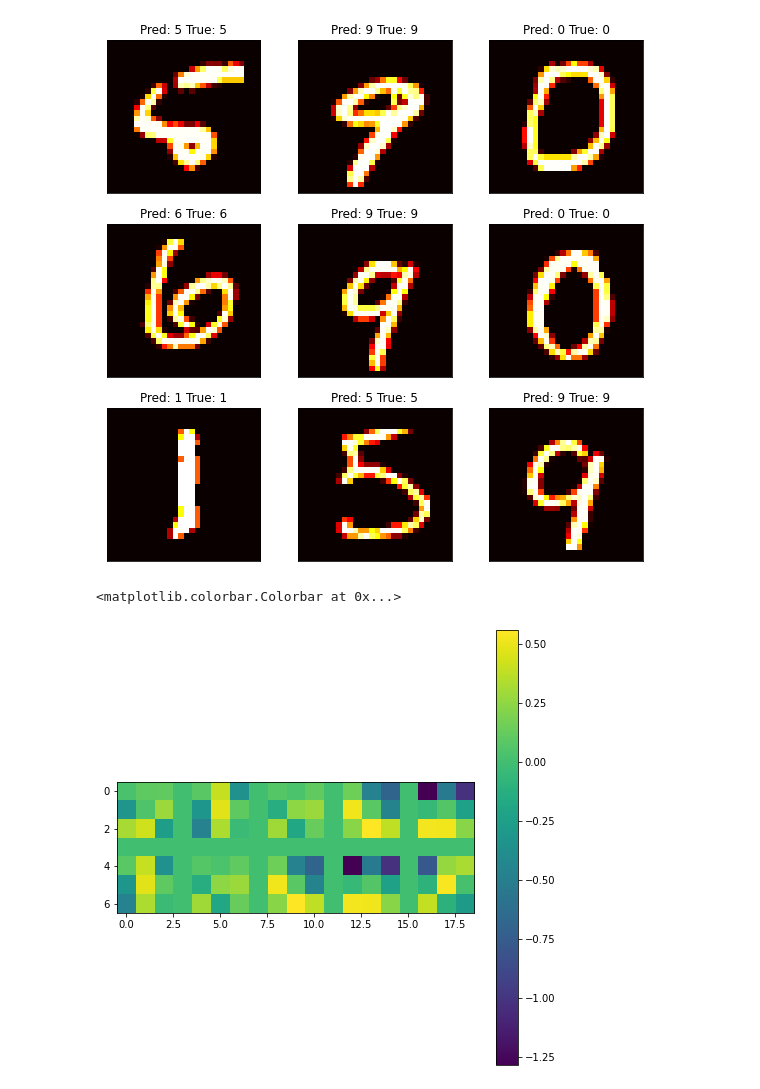
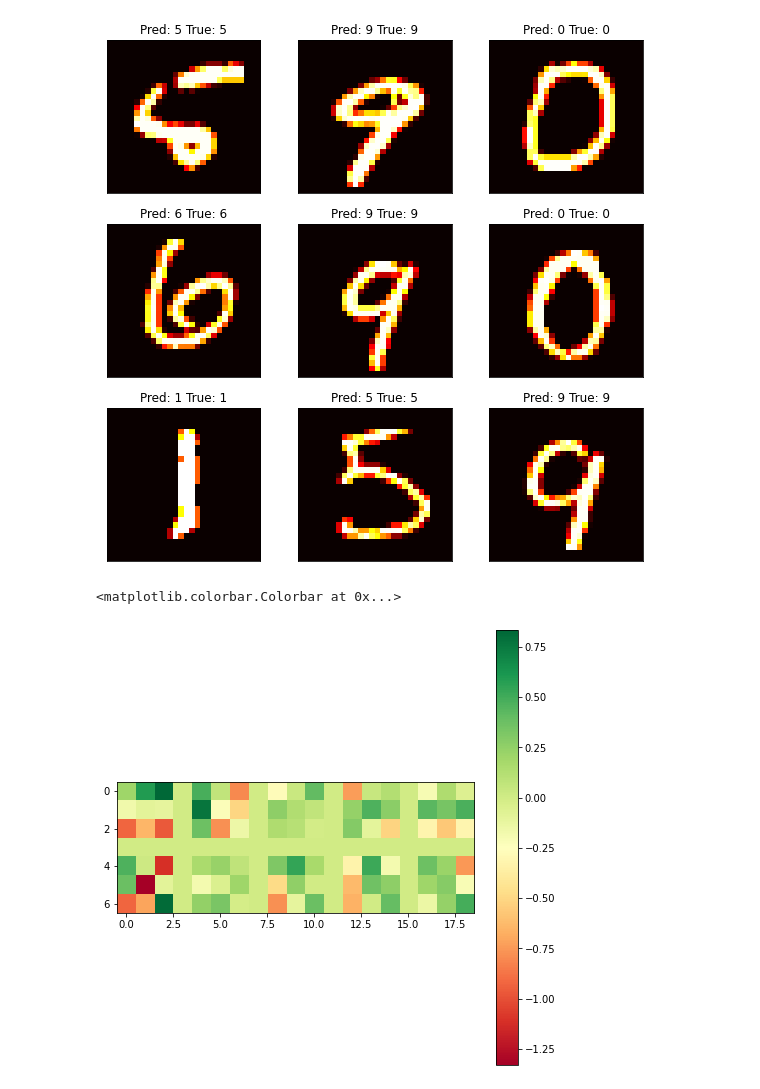
Before and after one commit to domhall/neural-network-workshop, a Jupyter notebook: Digit recognition-Conv.ipynb, the cells around one changed output. Drawn from its saved outputs; the diff is of its cells as text; code cells hidden in the pictures.

```diff
--- a/Digit recognition-Conv.ipynb
+++ b/Digit recognition-Conv.ipynb
@@ -145,14 +145,14 @@ for i in range(8,17):
 # %%
 heatmap = np.zeros([7,19])
 weights_layer = model.get_layer("conv").get_weights()[0]
 for x in range(2):
     for y in range(5):
         if x + y < 10:
             index = y + 5 * x
-            heatmap[x*4:x*4+3, y*4:y*4+3] = weights_layer[:, :, 0, x + y]
+            heatmap[x*4:x*4+3, y*4:y*4+3] = weights_layer[:, :, 0, x * 5 + y]
 
-plt.imshow(heatmap)
+plt.imshow(heatmap, cmap='RdYlGn')
 plt.colorbar()
 # %% [output]
 <matplotlib.colorbar.Colorbar at 0x...>
-[figure, old version]
+[figure, new version]
```
Also changed, not shown: parts of 5 cells of this notebook, 4 other files.
